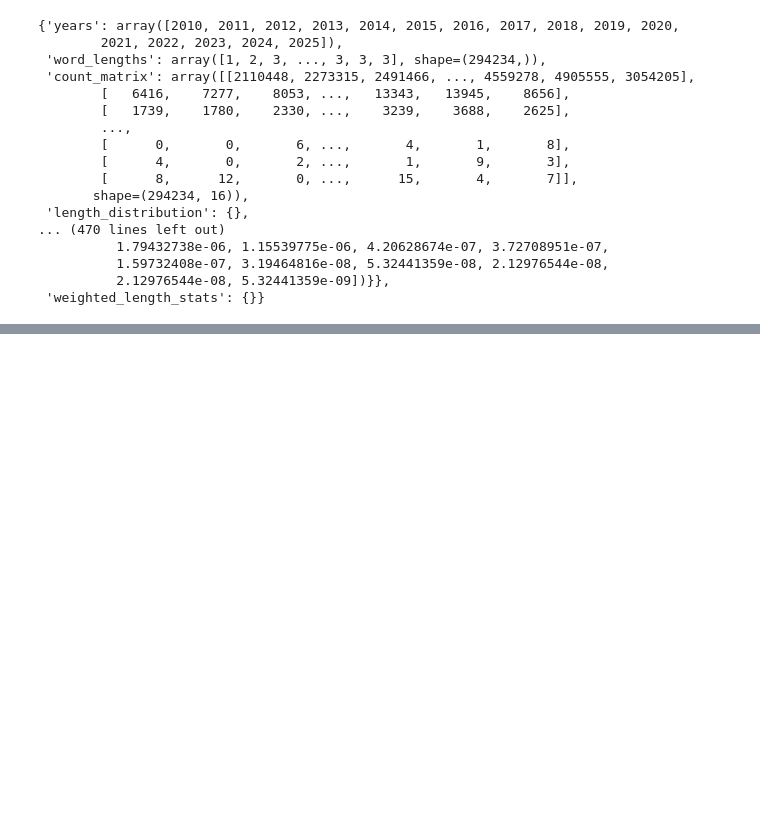
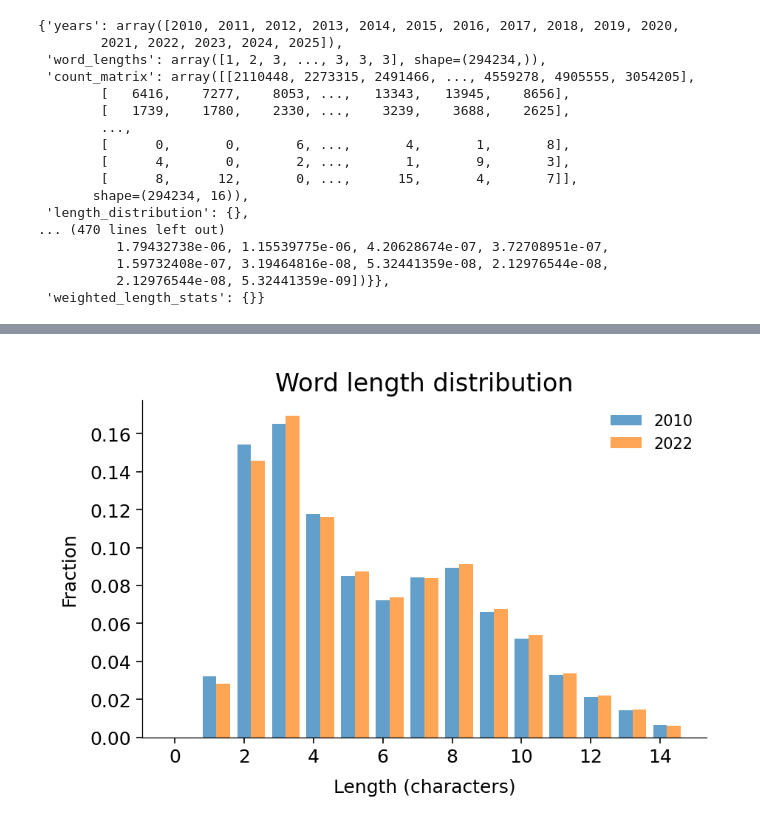
Before and after one commit to ritagonmar/llm-readability, a Jupyter notebook: scripts/03-analysis-word-lenght.ipynb, the cells around one changed output, grey strips where cells are left out. Cells and saved outputs as stored; diff of their text form; code cells hidden in the pictures; blank space fills up the shorter version.

```diff
--- a/scripts/03-analysis-word-lenght.ipynb
+++ b/scripts/03-analysis-word-lenght.ipynb
@@ -90,0 +201,35 @@ results_word_len
+# %%
+fig, axes = plt.subplots(figsize=(3, 2))
+
+
+# first_year = str(2022)
+first_year = str(2010)
+last_year = str(2022)
+# last_year = str(2025)
+first_data = results_word_len["length_category_counts"][first_year]
+last_data = results_word_len["length_category_counts"][last_year]
+
+axes.bar(
+    first_data["lengths"][:15],
+    first_data["proportions"][:15],
+    alpha=0.7,
+    label=first_year,
+    width=0.4,
+)
+axes.bar(
+    last_data["lengths"][:15] + 0.4,
+    last_data["proportions"][:15],
+    alpha=0.7,
+    label=last_year,
+    width=0.4,
+)
+axes.set_title(f"Word length distribution")  #: {first_year} vs {last_year}")
+axes.set_xlabel("Length (characters)")
+axes.set_ylabel("Fraction")
+axes.legend()
+
+fig.savefig(
+    figures_path / f"word_length_distribution_{first_year}_vs_{last_year}.png"
+)
+# %% [output]
+[figure, added]
```
Also changed, not shown: parts of 22 cells of this notebook, 4 other files.
